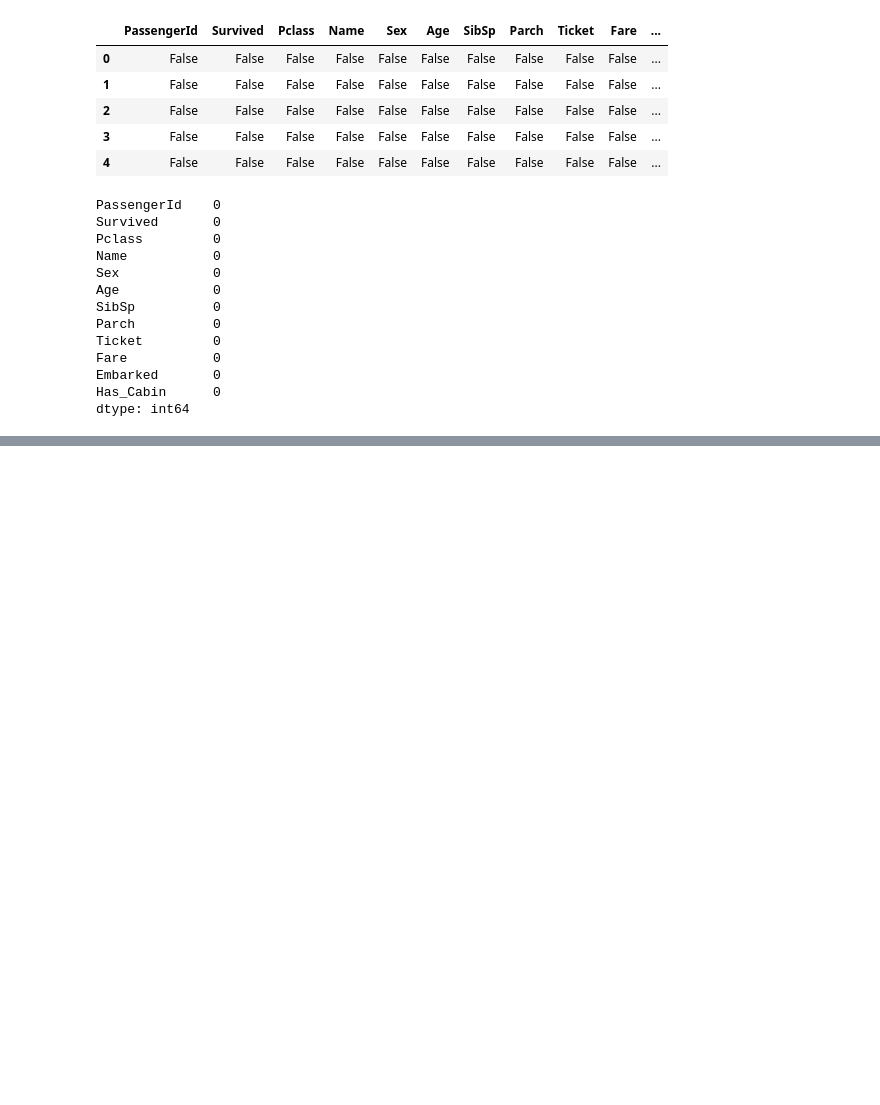
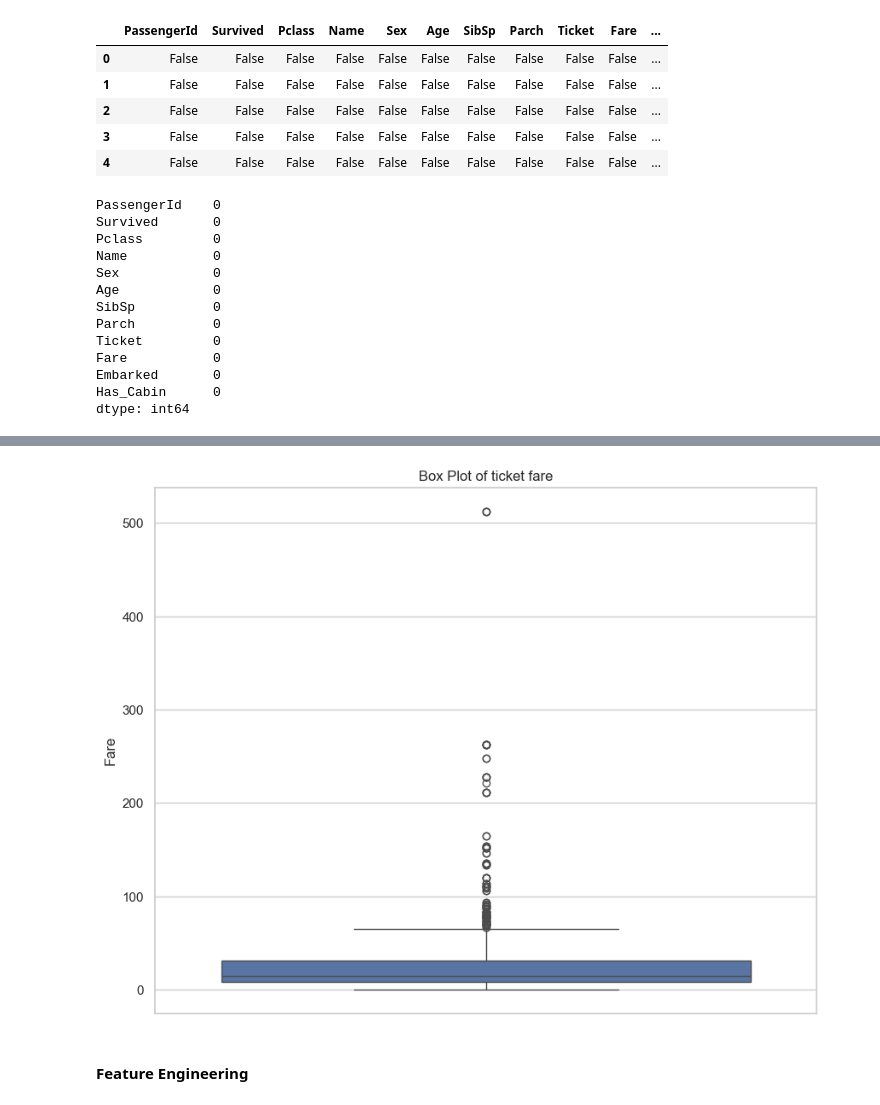
Before and after one commit to Py-Ninad/21Days_21Projects, a Jupyter notebook: Project_1 Data Storytelling.ipynb, the cells around one changed output, grey strips where cells are left out. Cells and saved outputs as stored; diff of their text form; code cells hidden in the pictures; blank space fills up the shorter version.

```diff
--- a/Project_1 Data Storytelling.ipynb
+++ b/Project_1 Data Storytelling.ipynb
@@ -334,0 +379,8 @@ Text(0.5, 1.0, 'Fare Distribution')
+# %%
+plt.figure(figsize=(10,8))
+sns.boxplot(y='Fare',data=df)
+plt.title('Box Plot of ticket fare')
+plt.ylabel('Fare')
+plt.show()
+# %% [output]
+[figure, added]
@@ -334,0 +391,2 @@ Text(0.5, 1.0, 'Fare Distribution')
+# %% [markdown]
+#### Feature Engineering
```
Also changed, not shown: parts of 31 cells of this notebook.
